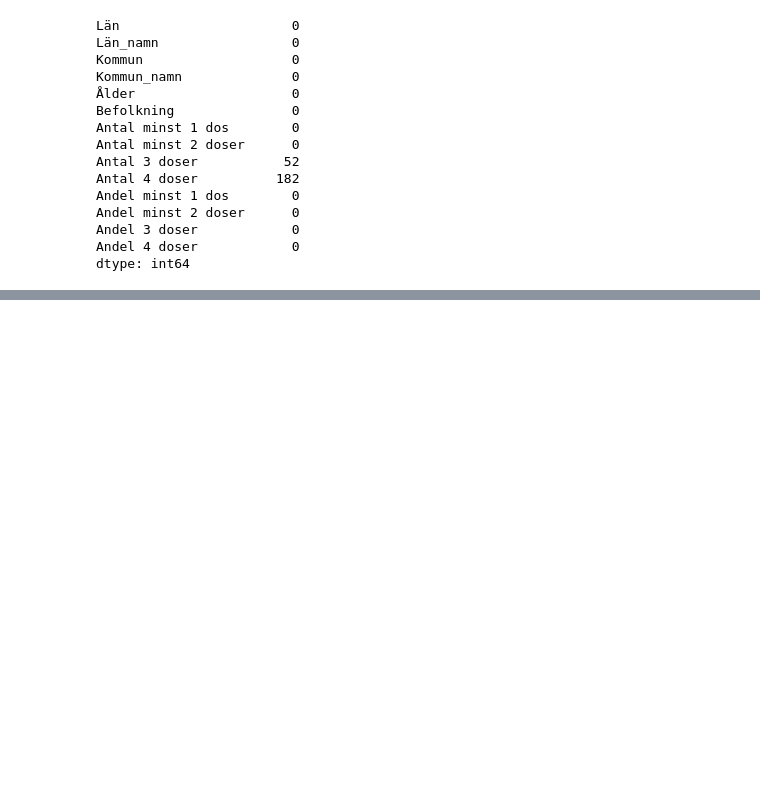
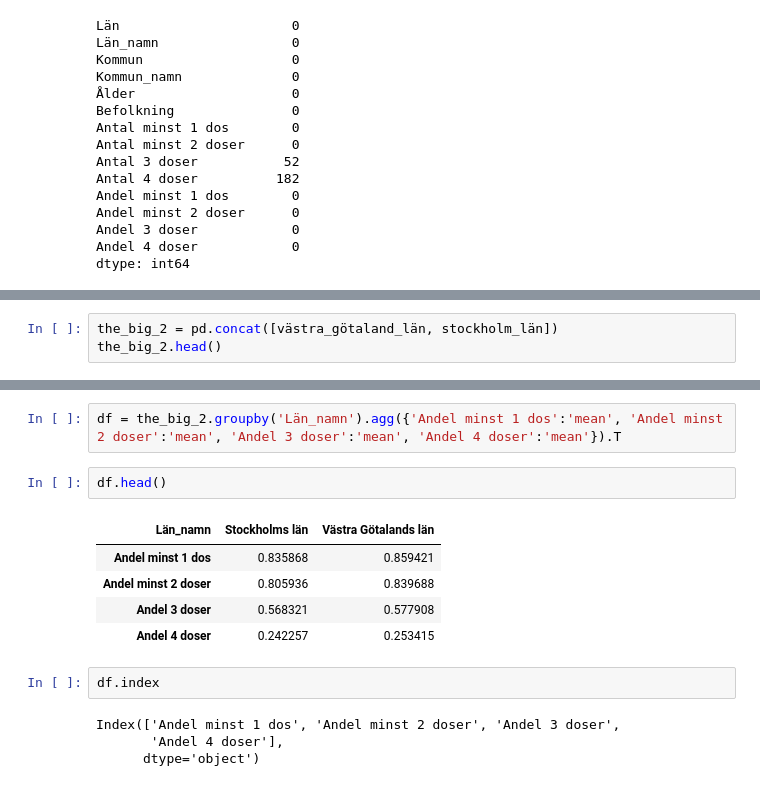
Before and after one commit to CyrilleKolle/Labb_databehandling, a Jupyter notebook: Code/vaccin_exploration.ipynb, the cells around one changed output, grey strips where cells are left out. Saved outputs shown, nothing was run; the diff lists cells and outputs as text; blank space fills up the shorter version.

```diff
--- a/Code/vaccin_exploration.ipynb
+++ b/Code/vaccin_exploration.ipynb
@@ -278,0 +266,3 @@ plotter_alt(stockholm_län)
+# %%
+the_big_2 = pd.concat([västra_götaland_län, stockholm_län])
+the_big_2.head()
@@ -278,0 +276,16 @@ plotter_alt(stockholm_län)
+# %%
+df = the_big_2.groupby('Län_namn').agg({'Andel minst 1 dos':'mean', 'Andel minst 2 doser':'mean', 'Andel 3 doser':'mean', 'Andel 4 doser':'mean'}).T
+# %%
+df.head()
+# %% [output]
+| Län_namn | Stockholms län | Västra Götalands län |
+| Andel minst 1 dos | 0.835868 | 0.859421 |
+| Andel minst 2 doser | 0.805936 | 0.839688 |
+| Andel 3 doser | 0.568321 | 0.577908 |
+| Andel 4 doser | 0.242257 | 0.253415 |
+# %%
+df.index
+# %% [output]
+Index(['Andel minst 1 dos', 'Andel minst 2 doser', 'Andel 3 doser',
+       'Andel 4 doser'],
+      dtype='object')
```
Also changed, not shown: parts of 19 cells of this notebook, 8 other files.
